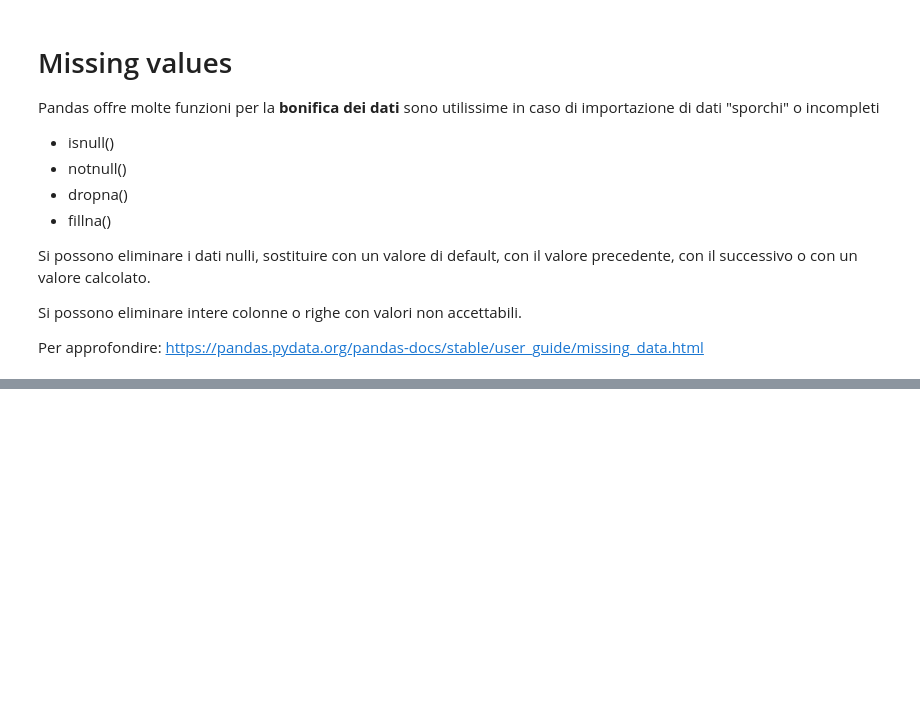
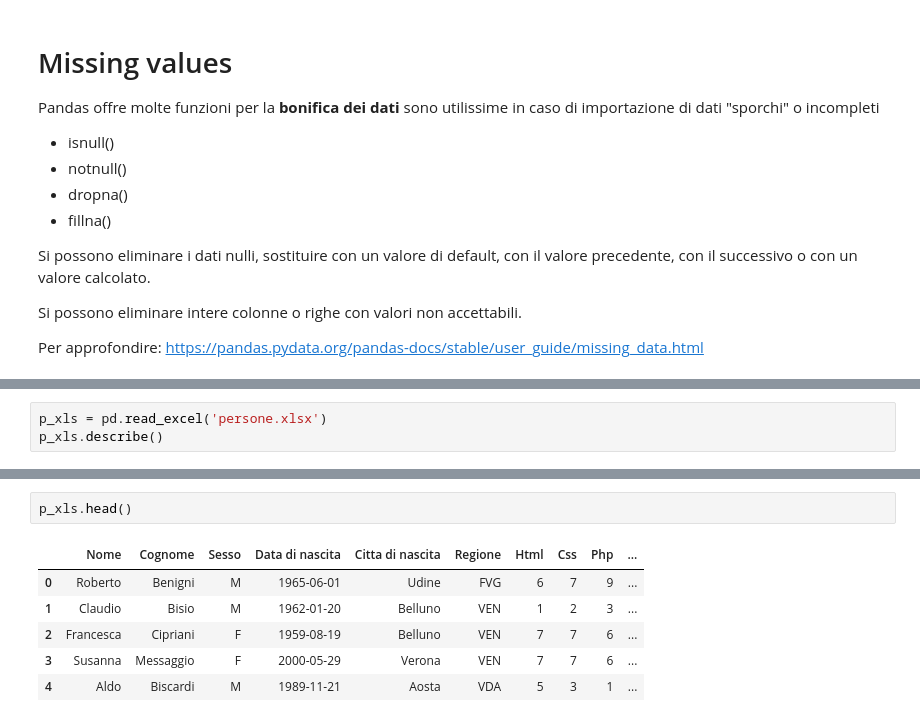
Before and after one commit to lezioni/BigData, a Jupyter notebook: Pandas/Pandas_intro_r2.ipynb, the cells around one changed output, grey strips where cells are left out. Cells and saved outputs as stored; diff of their text form; blank space fills up the shorter version.

```diff
--- a/Pandas/Pandas_intro_r2.ipynb
+++ b/Pandas/Pandas_intro_r2.ipynb
@@ -316,0 +478,3 @@ plt.show()
+# %%
+p_xls = pd.read_excel('persone.xlsx')
+p_xls.describe()
@@ -316,0 +513,9 @@ plt.show()
+# %%
+p_xls.head()
+# %% [output]
+|  | Nome | Cognome | Sesso | Data di nascita | Citta di nascita | Regione | Html | Css | Php | ... |
+| 0 | Roberto | Benigni | M | 1965-06-01 | Udine | FVG | 6 | 7 | 9 | ... |
+| 1 | Claudio | Bisio | M | 1962-01-20 | Belluno | VEN | 1 | 2 | 3 | ... |
+| 2 | Francesca | Cipriani | F | 1959-08-19 | Belluno | VEN | 7 | 7 | 6 | ... |
+| 3 | Susanna | Messaggio | F | 2000-05-29 | Verona | VEN | 7 | 7 | 6 | ... |
+| 4 | Aldo | Biscardi | M | 1989-11-21 | Aosta | VDA | 5 | 3 | 1 | ... |
```
Also changed, not shown: parts of 28 cells of this notebook, 4 other files.
